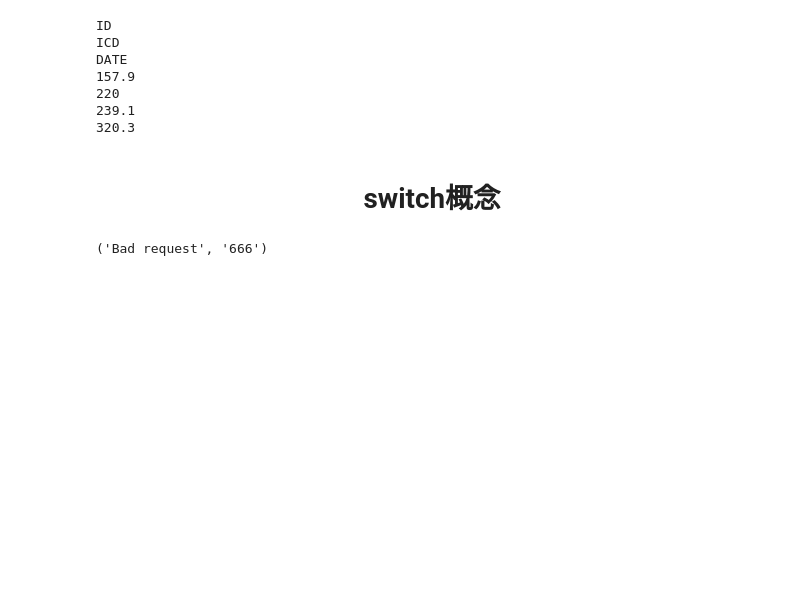
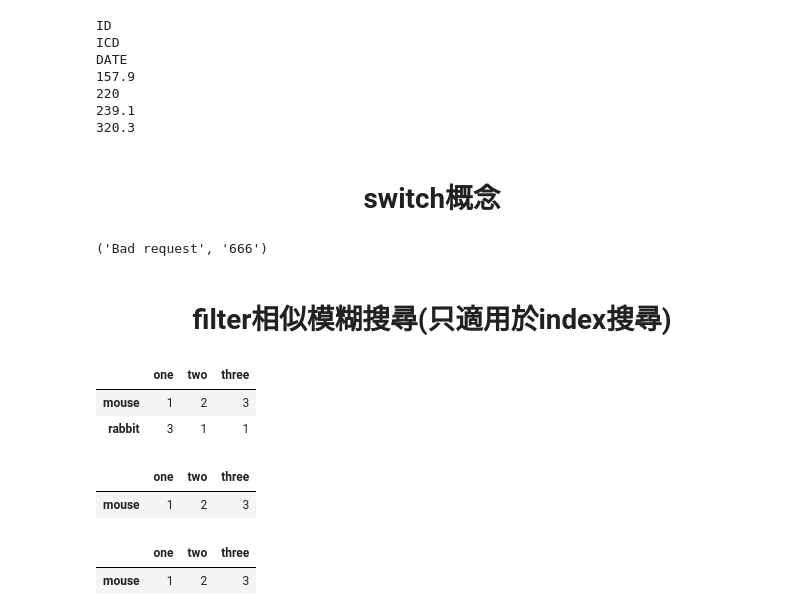
Before and after one commit to MaiKau/Pandas, a Jupyter notebook: Pandas(df).ipynb, the cells around one changed output. Saved outputs shown, nothing was run; the diff lists cells and outputs as text; code cells hidden in the pictures; blank space fills up the shorter version.

```diff
--- a/Pandas(df).ipynb
+++ b/Pandas(df).ipynb
@@ -1520,3 +1585,27 @@ def http_error(status,status2):
 http_error(400,666)
 # %% [output]
 ('Bad request', '666')
+# %% [markdown]
+<h1><center>filter相似模糊搜尋(只適用於index搜尋)</center></h1>
+# %%
+import numpy as np
+df = pd.DataFrame(np.array(([1, 2, 3], [3, 1, 1])),
+                  index=['mouse', 'rabbit'],
+                  columns=['one', 'two', 'three'])
+df
+# %% [output]
+|  | one | two | three |
+| mouse | 1 | 2 | 3 |
+| rabbit | 3 | 1 | 1 |
+# %%
+df.filter(like='ous', axis=0)
+# %% [output]
+|  | one | two | three |
+| mouse | 1 | 2 | 3 |
+# %%
+df1 = df.groupby('one').filter(lambda x: x['two']>1 )
+# df1 = df1.groupby('one').filter(lambda x: x['two']>2 ) #多條件只能再寫一次 無法串鍊
+df1
+# %% [output]
+|  | one | two | three |
+| mouse | 1 | 2 | 3 |
```
Also changed, not shown: parts of 4 cells of this notebook.
